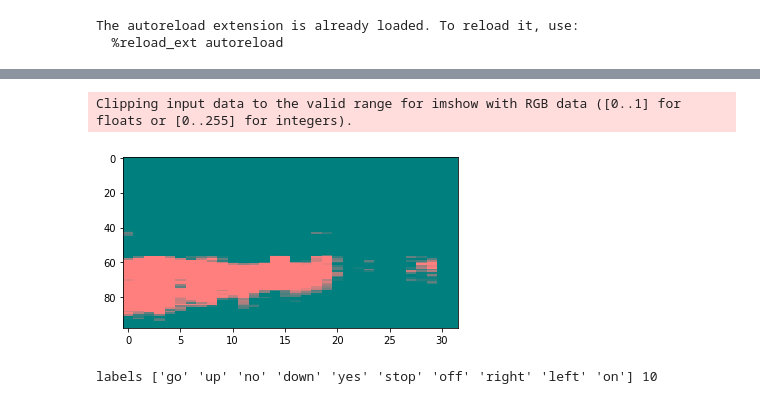
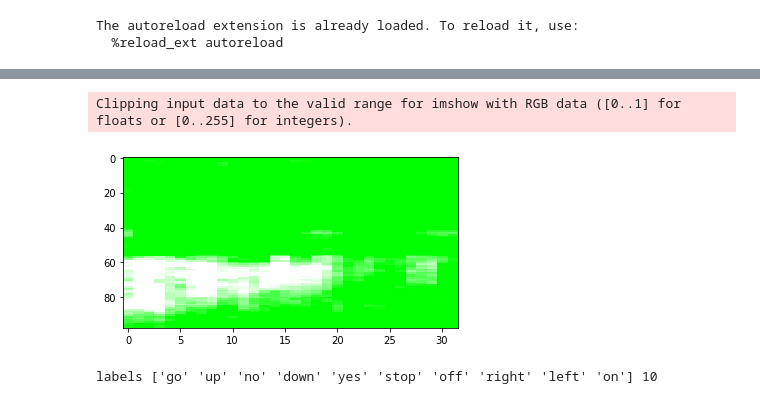
Before and after one commit to jonnor/ESC-CNN-microcontroller, a Jupyter notebook: experiments/speechcommands/Explore.ipynb, the cells around one changed output, grey strips where cells are left out. Cells and saved outputs as stored; diff of their text form; code cells hidden in the pictures.

Commit message:
speechcommands: More work on LIME explanations

```diff
--- a/experiments/speechcommands/Explore.ipynb
+++ b/experiments/speechcommands/Explore.ipynb
@@ -66,13 +192,10 @@ session = tf.Session()
 def transform_img_fn(path_list):
     out = []
     for f in path_list:
-        image = wav_to_features(f).squeeze()
-        s = (image.shape[0], image.shape[1], 3)
-        fake_rgb = np.ndarray(shape=s, dtype=image.dtype)
-        fake_rgb[:,:, 0] = image
-        fake_rgb[:,:, 1] = 0
-        fake_rgb[:,:, 2] = 0
-        i = tf.convert_to_tensor(fake_rgb)
+        image = wav_to_features(f).squeeze(axis=0)
+        image = np.expand_dims(image, axis=-1)
+        rgb = spec_to_rgb(image)
+        i = tf.convert_to_tensor(rgb)
         out.append(i)
     return session.run([out])[0]
 
@@ -84,11 +207,12 @@ models.load_variables_from_checkpoint(session, checkpoint)
 saver = tf.train.Saver(tf.global_variables())
 saver.restore(session, checkpoint)
 
-probabilities = model
+probabilities = tf.nn.softmax(model, name='labels_softmax')
 def predict_fn(images):
-    images = [ np.expand_dims(img[:,:,0], axis=-1) for img in images ]
+    images = [ spec_from_rgb(img) for img in images ]
     return session.run(probabilities, feed_dict={processed_images: images})
 
 
 p = predict_fn(transform_img_fn(['../../data/speech_dataset/left/122c5aa7_nohash_0.wav']))
+p
 # %% [output]
@@ -114,34 +225,35 @@ s (98, 32) (98, 32, 3)
 # %%
 
 def explain(filepath, expected_label, ax=None):
     images = transform_img_fn([filepath])
     p = predict_fn(images)
     image = images[0]
 
     predicted = np.argmax(p[0])
     score = p[0][predicted]
     label = audio_processor.words_list[predicted]
 
     explainer = lime_image.LimeImageExplainer()
     start_time = time.time()
 
-    explanation = explainer.explain_instance(image, predict_fn, top_labels=5, hide_color=0, num_samples=1000)
+    explanation = explainer.explain_instance(image, predict_fn, top_labels=5,
+                                             hide_color=math.log(1e-6), num_samples=1000)
     explanation_time = time.time() - start_time
 
     from skimage.segmentation import mark_boundaries
 
     # TODO: plot frequency and time on axis
-    temp, mask = explanation.get_image_and_mask(predicted, positive_only=True, num_features=10, hide_rest=True)
+    temp, mask = explanation.get_image_and_mask(predicted, positive_only=False, hide_rest=False, min_weight=0.1)
 
     if not ax:
         fig = plt.figure(figsize=(6,20))
         ax = fig.add_subplot(1, 1, 1)
     ax.imshow(mark_boundaries(temp / 2 + 0.5, mask), aspect=1/6)
 
 explain('../../data/speech_dataset/down/122c5aa7_nohash_1.wav', 'down')
 # %% [output]
 Clipping input data to the valid range for imshow with RGB data ([0..1] for floats or [0..255] for integers).
-[figure, old version]
+[figure, new version]
 # %%
 # return Pandas.DataFrame
 def get_samples(audio_processor):
```
Also changed, not shown: parts of 8 cells of this notebook, 1 other file.
